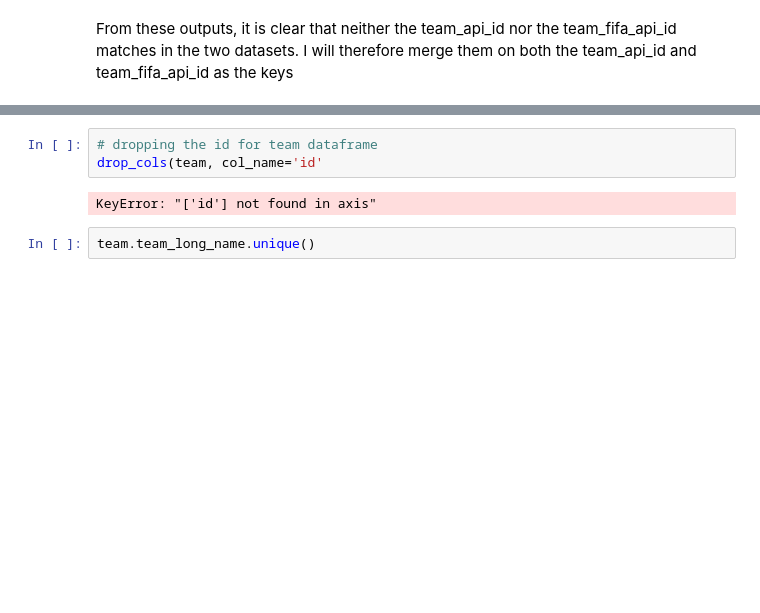
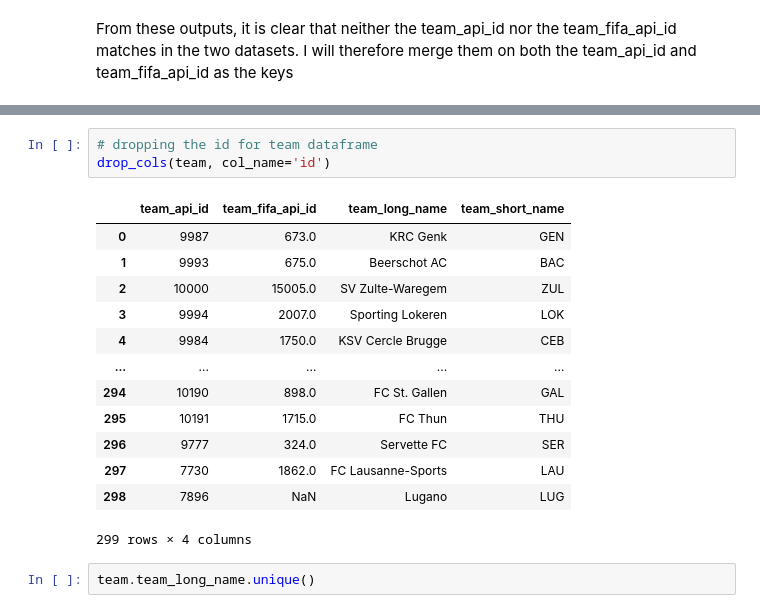
Before and after one commit to Daviedavie100/Investigating_dataset_project, a Jupyter notebook: Investigate_a_Dataset.ipynb, the cells around one changed output, grey strips where cells are left out. Saved outputs shown, nothing was run; the diff lists cells and outputs as text; blank space fills up the shorter version.

```diff
--- a/Investigate_a_Dataset.ipynb
+++ b/Investigate_a_Dataset.ipynb
@@ -794,8 +810,20 @@ From these outputs, it is clear that neither the team_api_id nor the team_fifa_a
 # %%
 # dropping the id for team dataframe
-drop_cols(team, col_name='id'
+drop_cols(team, col_name='id')
 # %% [output]
+|  | team_api_id | team_fifa_api_id | team_long_name | team_short_name |
+| 0 | 9987 | 673.0 | KRC Genk | GEN |
+| 1 | 9993 | 675.0 | Beerschot AC | BAC |
+| 2 | 10000 | 15005.0 | SV Zulte-Waregem | ZUL |
+| 3 | 9994 | 2007.0 | Sporting Lokeren | LOK |
+| 4 | 9984 | 1750.0 | KSV Cercle Brugge | CEB |
+| ... | ... | ... | ... | ... |
+| 294 | 10190 | 898.0 | FC St. Gallen | GAL |
+| 295 | 10191 | 1715.0 | FC Thun | THU |
+| 296 | 9777 | 324.0 | Servette FC | SER |
+| 297 | 7730 | 1862.0 | FC Lausanne-Sports | LAU |
+| 298 | 7896 | NaN | Lugano | LUG |
-KeyError: "['id'] not found in axis"
+299 rows × 4 columns
 # %%
 team.team_long_name.unique()
 # %% [output]
```
Also changed, not shown: parts of 20 cells of this notebook.
